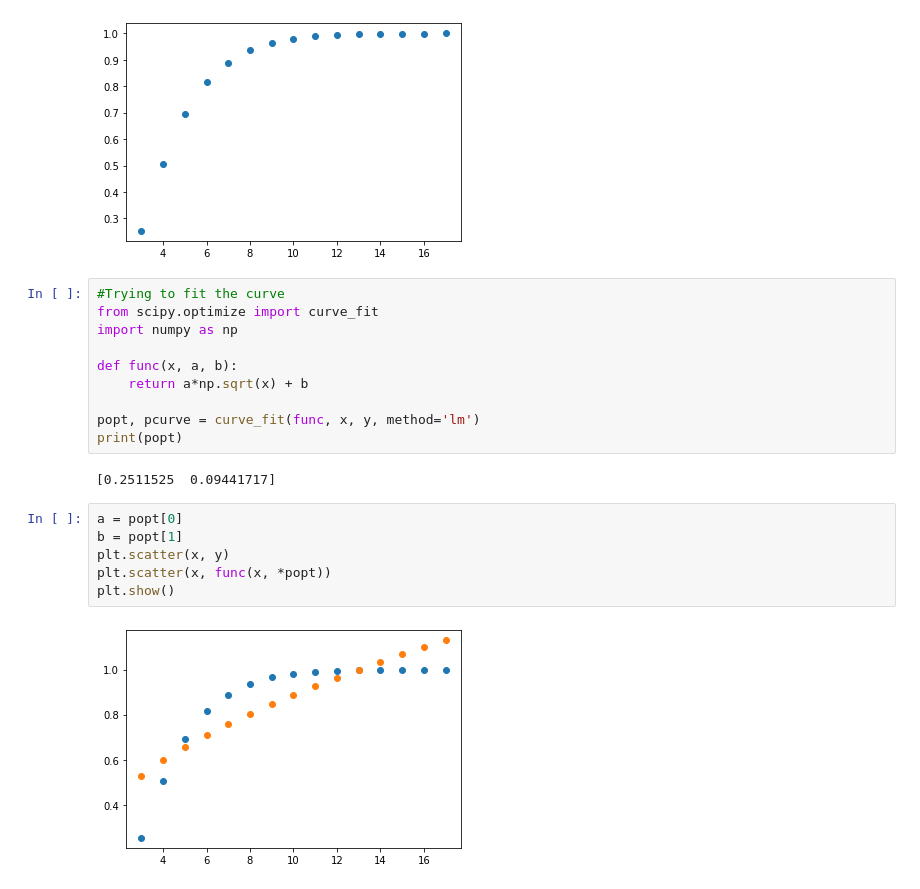
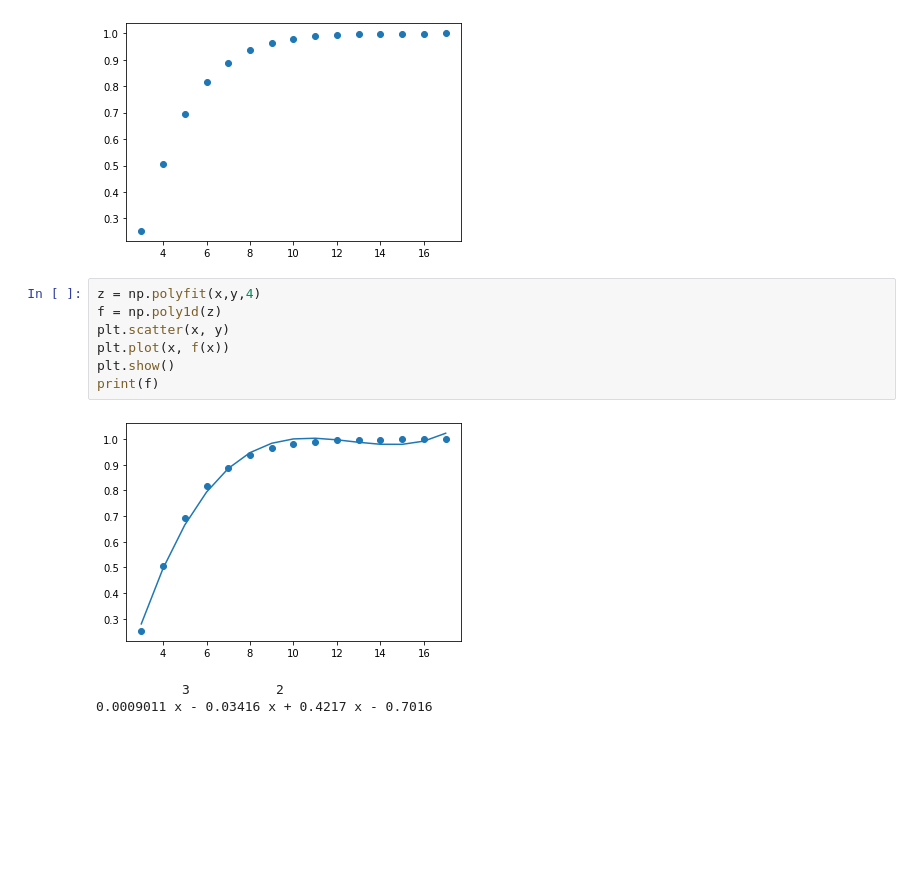
Before and after one commit to VictorGardi/circle_polygon_problem, a Jupyter notebook: circle_problem.ipynb, the cells around one changed output. Saved outputs shown, nothing was run; the diff lists cells and outputs as text; blank space fills up the shorter version.

Commit message:
Updated curve fit using numpy

```diff
--- a/circle_problem.ipynb
+++ b/circle_problem.ipynb
@@ -123,23 +123,14 @@ Probability of origo lying inside the polygon is 0.999±0.001
 Number of points chosen on the circle: 17
 Probability of origo lying inside the polygon is 1.0±0.0
 [figure]
-# %%
-#Trying to fit the curve
-from scipy.optimize import curve_fit
-import numpy as np
-
-def func(x, a, b):
-    return a*np.sqrt(x) + b
-
-popt, pcurve = curve_fit(func, x, y, method='lm')
-print(popt)
-# %% [output]
-[0.2511525  0.09441717]
-# %%
-a = popt[0]
-b = popt[1]
-plt.scatter(x, y)
-plt.scatter(x, func(x, *popt))
-plt.show()
-# %% [output]
-[figure, removed]
+# %%
+z = np.polyfit(x,y,4)
+f = np.poly1d(z)
+plt.scatter(x, y)
+plt.plot(x, f(x))
+plt.show()
+print(f)
+# %% [output]
+[figure, added]
+           3           2
+0.0009011 x - 0.03416 x + 0.4217 x - 0.7016
```
